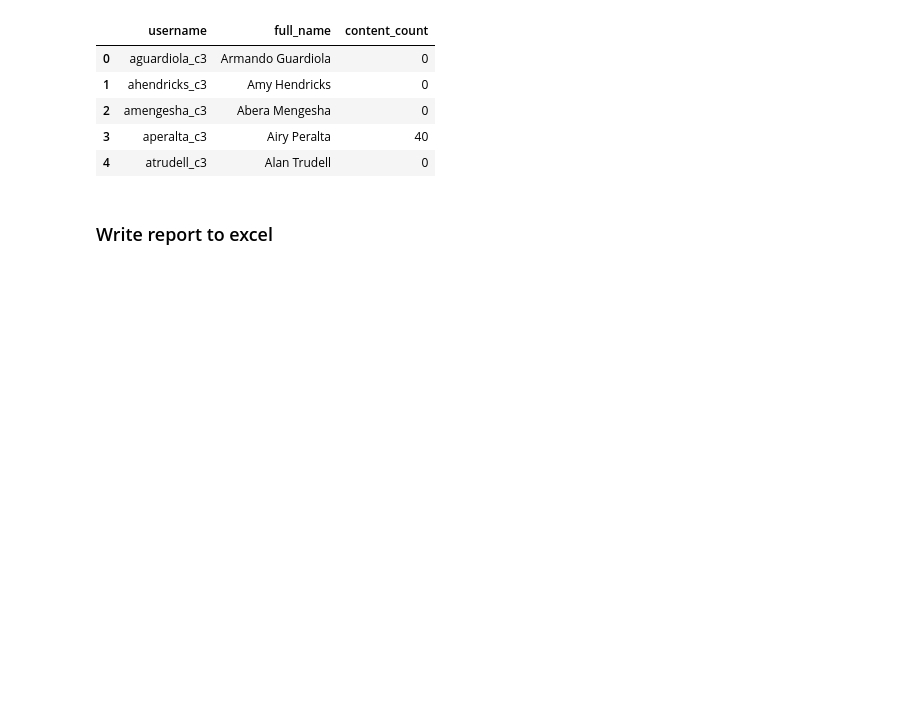
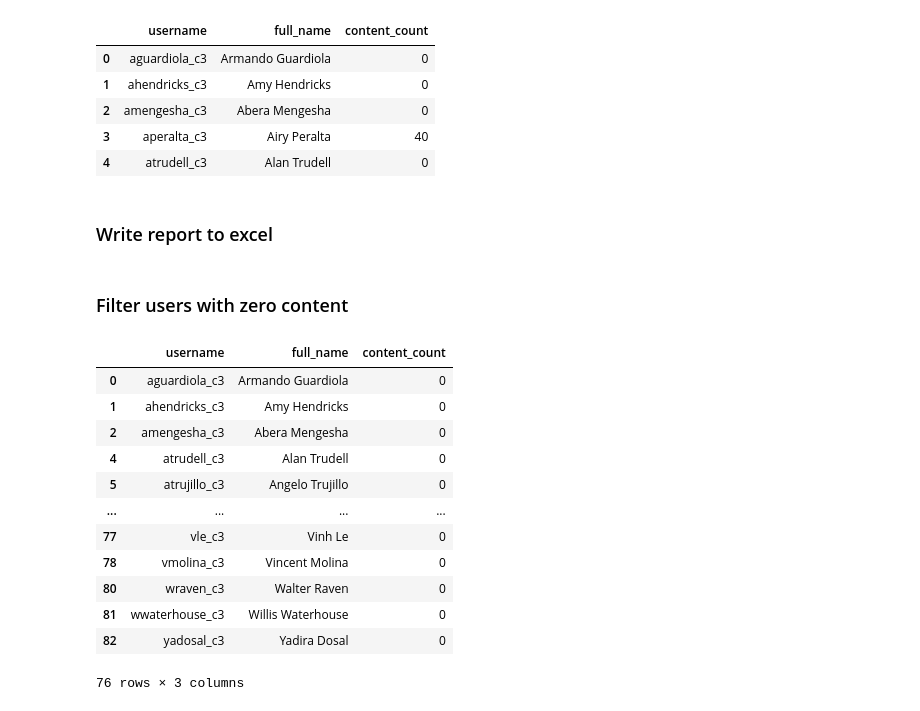
Before and after one commit to andersolson/Python-ArcGIS, a Jupyter notebook: arc-python-api/content-management/delete-disabled-users.ipynb, the cells around one changed output. Drawn from its saved outputs; the diff is of its cells as text; code cells hidden in the pictures; blank space fills up the shorter version.

Commit message:
report on zero content disabled users
report on zero content disabled users

```diff
--- a/arc-python-api/content-management/delete-disabled-users.ipynb
+++ b/arc-python-api/content-management/delete-disabled-users.ipynb
@@ -103,3 +103,23 @@ df.head()
 # Exporting data to a excel sheet
 target_path = r'C:\Users\is_olson\Documents\Projects\Administering-AGOL\disabled_users_content.xlsx'
 df.to_excel(target_path)
+# %% [markdown]
+### Filter users with zero content
+# %%
+
+users_with_zero = df[df["content_count"] == 0]
+users_with_zero
+# %% [output]
+|  | username | full_name | content_count |
+| 0 | aguardiola_c3 | Armando Guardiola | 0 |
+| 1 | ahendricks_c3 | Amy Hendricks | 0 |
+| 2 | amengesha_c3 | Abera Mengesha | 0 |
+| 4 | atrudell_c3 | Alan Trudell | 0 |
+| 5 | atrujillo_c3 | Angelo Trujillo | 0 |
+| ... | ... | ... | ... |
+| 77 | vle_c3 | Vinh Le | 0 |
+| 78 | vmolina_c3 | Vincent Molina | 0 |
+| 80 | wraven_c3 | Walter Raven | 0 |
+| 81 | wwaterhouse_c3 | Willis Waterhouse | 0 |
+| 82 | yadosal_c3 | Yadira Dosal | 0 |
+76 rows × 3 columns
```
Also changed, not shown: parts of 2 cells of this notebook.
